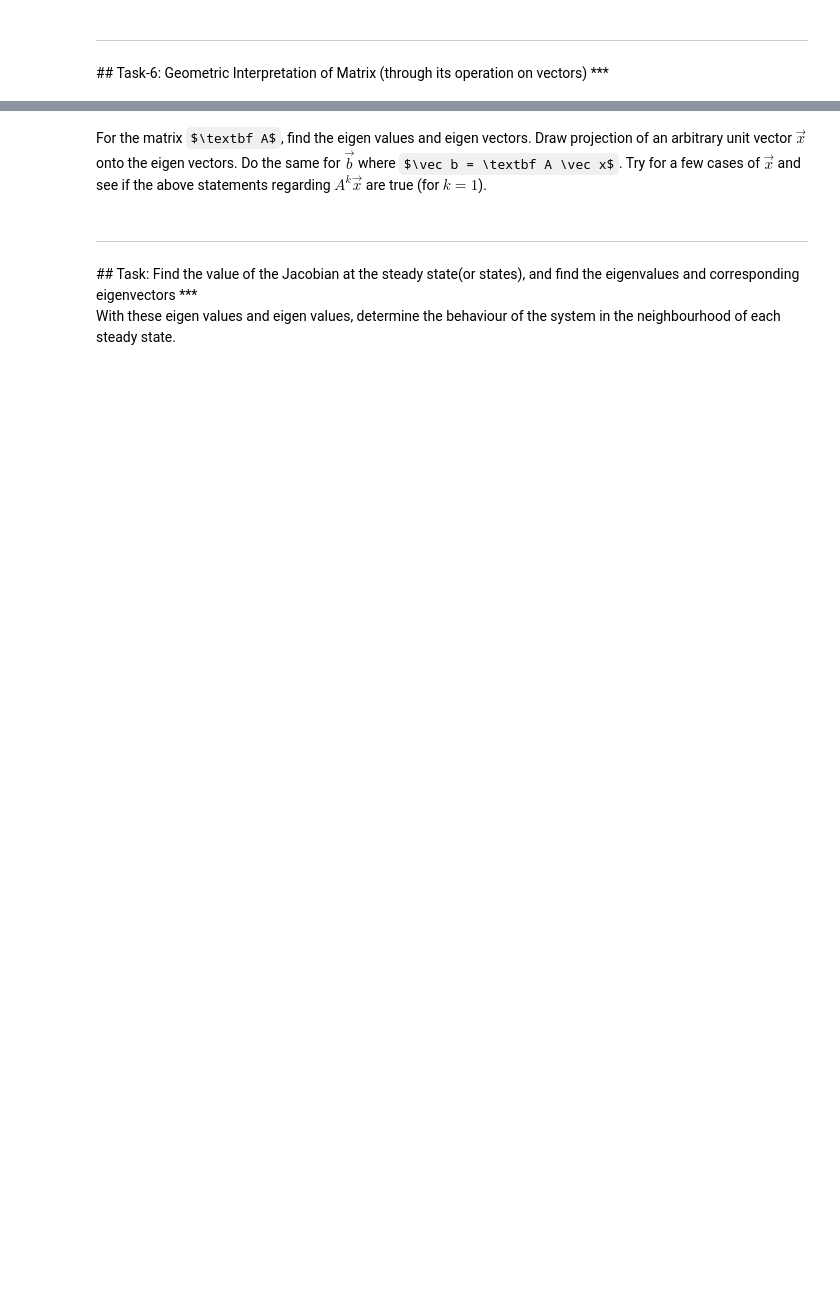
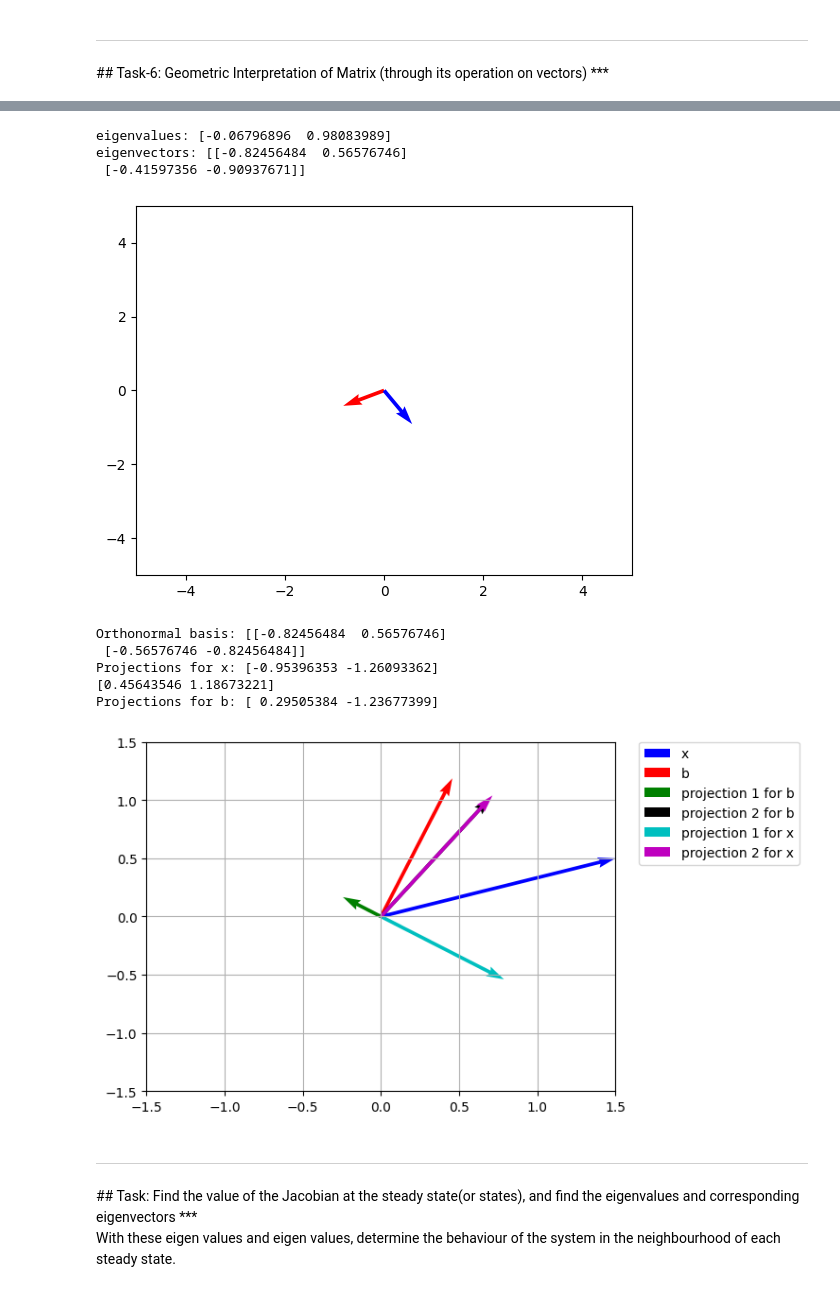
Before and after one commit to shrey715/computing-in-sciences-2, a Jupyter notebook: workbooks ig/PreyPredator_Model_WorkBook.ipynb, the cells around one changed output, grey strips where cells are left out. Cells and saved outputs as stored; diff of their text form; code cells hidden in the pictures; some formulas as TeX source; blank space fills up the shorter version.

```diff
--- a/workbooks ig/PreyPredator_Model_WorkBook.ipynb
+++ b/workbooks ig/PreyPredator_Model_WorkBook.ipynb
@@ -183,5 +204,73 @@ Any vector $\vec x$ can be written as linear combination of such basis vectors,
-# %% [markdown]
-For the matrix $\textbf A$, find the eigen values and eigen vectors. Draw projection of an arbitrary unit vector $\vec x$ onto the eigen vectors. Do the same for $\vec b$ where $\vec b = \textbf A \vec x$. Try for a few cases of $\vec x$ and see if the above statements regarding $A^k\vec x$ are true (for $k=1$).
+# %%
+import numpy as np
+import matplotlib.pyplot as plt
+
+A = np.array([[1, 2], [3, 4]]) #set matrix
+A = A/np.linalg.norm(A) #normalize matrix
+eigenvalues, eigenvectors = np.linalg.eig(A) #get eigenvalues and eigenvectors
+eigenvectors = eigenvectors.T #transpose eigenvectors
+
+print(f'eigenvalues: {eigenvalues}')
+print(f'eigenvectors: {eigenvectors}')
+
+#plot eigenvectors
+plt.xlim(-5,5)
+plt.ylim(-5,5)
+plt.quiver(0,0,eigenvectors[0,0],eigenvectors[1,0],angles='xy',scale_units='xy',scale=1,color='r')
+plt.quiver(0,0,eigenvectors[0,1],eigenvectors[1,1],angles='xy',scale_units='xy',scale=1,color='b')
+plt.show()
+
+eigenvalues = eigenvalues.T
+
+def gram_schmidt(vectors):
+    basis = []
+    for v in vectors:
+        w = v - np.sum([np.dot(v,b)*b for b in basis], axis=0)
+        if (np.abs(w) > 1e-10).any():
+            basis.append(w/np.linalg.norm(w))
+    return np.array(basis)
+
+orthonormal_basis = gram_schmidt(eigenvectors)
+print(f'Orthonormal basis: {orthonormal_basis}') #the orthonormal basis is found
+
+x = np.array([1.5,0.5])
+projection_x = np.dot(orthonormal_basis, x)
+print(f"Projections for x: {projection_x}")
+
+#multiply A and x
+b = A@x
+print(b)
+
+# find b's projections on the orthonormal basis
+projection_b = np.dot(orthonormal_basis, b)
+print(f'Projections for b: {projection_b}')
+
+# plot the projection
+plt.figure()
+plt.quiver(0, 0, x[0], x[1], angles='xy',scale_units='xy',scale=1,color='b',label='x')
+plt.quiver(0, 0, b[0], b[1], angles='xy', scale_units='xy', scale=1, color='r', label='b')
+colors_for_b = ['g', 'black']
+colors_for_x = ['c', 'm']
+for i, p in enumerate(projection_b):
+    plt.quiver(0, 0, p * orthonormal_basis[i][0], p * orthonormal_basis[i][1], angles='xy', scale_units='xy', scale=1, label=f'projection {i+1} for b', color=colors_for_b[i])
+for i, p in enumerate(projection_x):
+    plt.quiver(0, 0, p * orthonormal_basis[i][0], p * orthonormal_basis[i][1], angles='xy', scale_units='xy', scale=1, label=f'projection {i+1} for x', color=colors_for_x[i])
+plt.xlim(-1.5, 1.5)
+plt.ylim(-1.5, 1.5)
+plt.grid()
+plt.legend(bbox_to_anchor=(1.05, 1), loc='upper left', borderaxespad=0.)
+plt.show()
+# %% [output]
+eigenvalues: [-0.06796896  0.98083989]
+eigenvectors: [[-0.82456484  0.56576746]
+ [-0.41597356 -0.90937671]]
+[figure, added]
+Orthonormal basis: [[-0.82456484  0.56576746]
+ [-0.56576746 -0.82456484]]
+Projections for x: [-0.95396353 -1.26093362]
+[0.45643546 1.18673221]
+Projections for b: [ 0.29505384 -1.23677399]
+[figure, added]
 # %% [markdown]
 ***
 <a id='eigensystem'>
```
Also changed, not shown: parts of 17 cells of this notebook, 5 other files.
